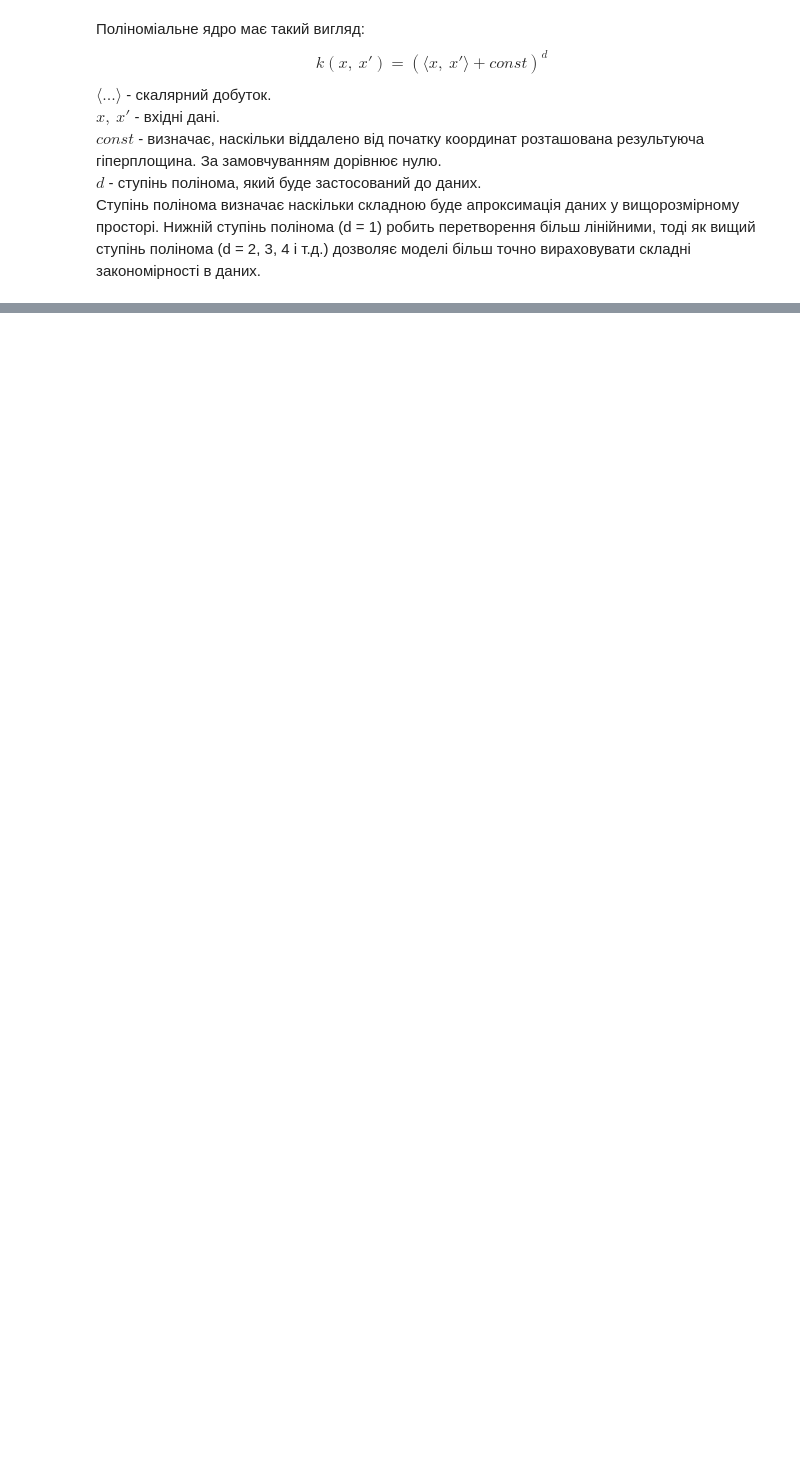
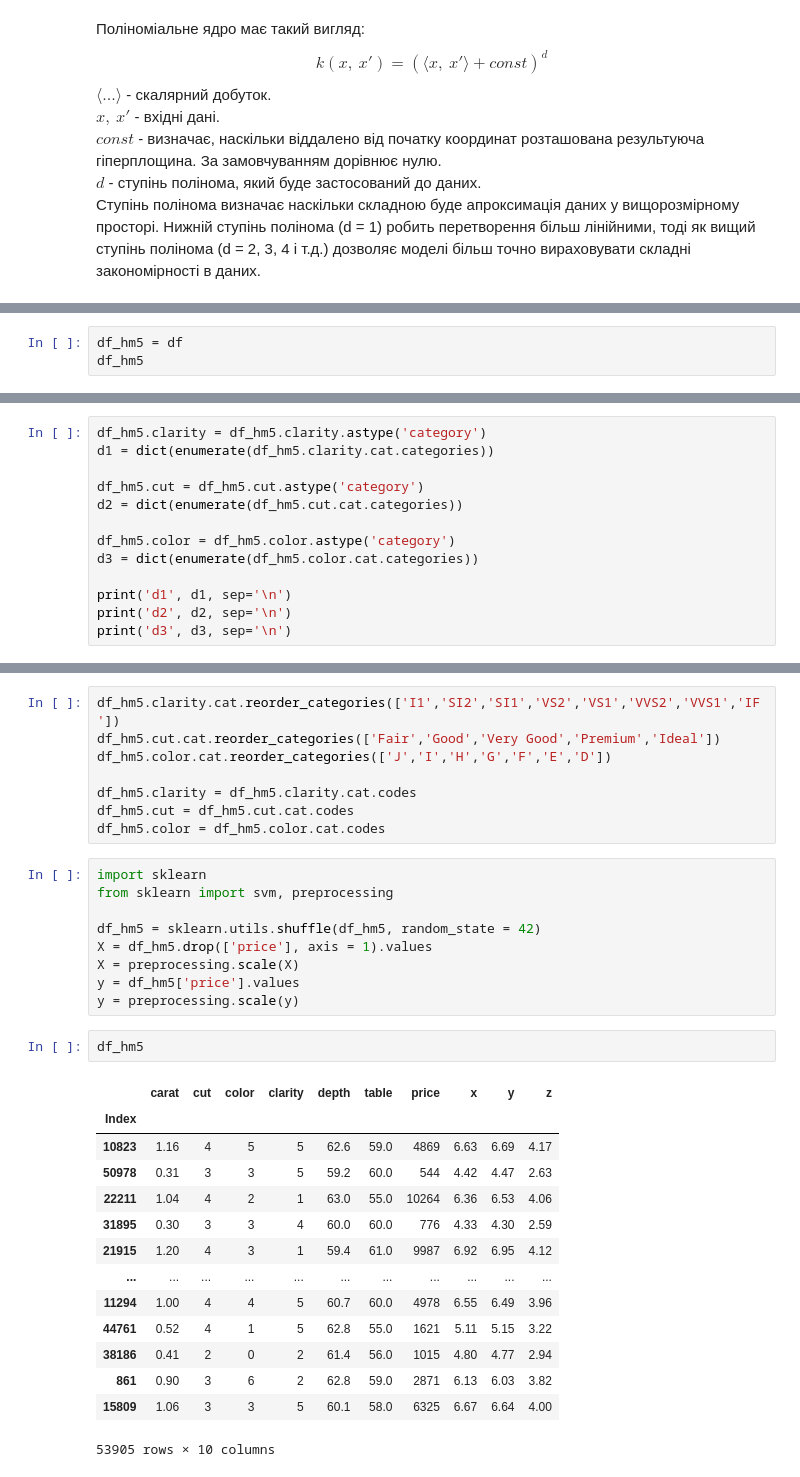
Before and after one commit to Terlok/DataScience, a Jupyter notebook: MTAD/Lab.ipynb, the cells around one changed output, grey strips where cells are left out. Drawn from its saved outputs; the diff is of its cells as text; blank space fills up the shorter version.

```diff
--- a/MTAD/Lab.ipynb
+++ b/MTAD/Lab.ipynb
@@ -431,0 +490,3 @@ plt.show()
+# %%
+df_hm5 = df
+df_hm5
@@ -431,0 +508,13 @@ plt.show()
+# %%
+df_hm5.clarity = df_hm5.clarity.astype('category')
+d1 = dict(enumerate(df_hm5.clarity.cat.categories))
+
+df_hm5.cut = df_hm5.cut.astype('category')
+d2 = dict(enumerate(df_hm5.cut.cat.categories))
+
+df_hm5.color = df_hm5.color.astype('category')
+d3 = dict(enumerate(df_hm5.color.cat.categories))
+
+print('d1', d1, sep='\n')
+print('d2', d2, sep='\n')
+print('d3', d3, sep='\n')
@@ -431,0 +528,34 @@ plt.show()
+# %%
+df_hm5.clarity.cat.reorder_categories(['I1','SI2','SI1','VS2','VS1','VVS2','VVS1','IF'])
+df_hm5.cut.cat.reorder_categories(['Fair','Good','Very Good','Premium','Ideal'])
+df_hm5.color.cat.reorder_categories(['J','I','H','G','F','E','D'])
+
+df_hm5.clarity = df_hm5.clarity.cat.codes
+df_hm5.cut = df_hm5.cut.cat.codes
+df_hm5.color = df_hm5.color.cat.codes
+# %%
+import sklearn
+from sklearn import svm, preprocessing
+
+df_hm5 = sklearn.utils.shuffle(df_hm5, random_state = 42)
+X = df_hm5.drop(['price'], axis = 1).values
+X = preprocessing.scale(X)
+y = df_hm5['price'].values
+y = preprocessing.scale(y)
+# %%
+df_hm5
+# %% [output]
+|  | carat | cut | color | clarity | depth | table | price | x | y | z |
+| Index |  |  |  |  |  |  |  |  |  |  |
+| 10823 | 1.16 | 4 | 5 | 5 | 62.6 | 59.0 | 4869 | 6.63 | 6.69 | 4.17 |
+| 50978 | 0.31 | 3 | 3 | 5 | 59.2 | 60.0 | 544 | 4.42 | 4.47 | 2.63 |
+| 22211 | 1.04 | 4 | 2 | 1 | 63.0 | 55.0 | 10264 | 6.36 | 6.53 | 4.06 |
+| 31895 | 0.30 | 3 | 3 | 4 | 60.0 | 60.0 | 776 | 4.33 | 4.30 | 2.59 |
+| 21915 | 1.20 | 4 | 3 | 1 | 59.4 | 61.0 | 9987 | 6.92 | 6.95 | 4.12 |
+| ... | ... | ... | ... | ... | ... | ... | ... | ... | ... | ... |
+| 11294 | 1.00 | 4 | 4 | 5 | 60.7 | 60.0 | 4978 | 6.55 | 6.49 | 3.96 |
+| 44761 | 0.52 | 4 | 1 | 5 | 62.8 | 55.0 | 1621 | 5.11 | 5.15 | 3.22 |
+| 38186 | 0.41 | 2 | 0 | 2 | 61.4 | 56.0 | 1015 | 4.80 | 4.77 | 2.94 |
+| 861 | 0.90 | 3 | 6 | 2 | 62.8 | 59.0 | 2871 | 6.13 | 6.03 | 3.82 |
+| 15809 | 1.06 | 3 | 3 | 5 | 60.1 | 58.0 | 6325 | 6.67 | 6.64 | 4.00 |
+53905 rows × 10 columns
```
Also changed, not shown: parts of 27 cells of this notebook.
